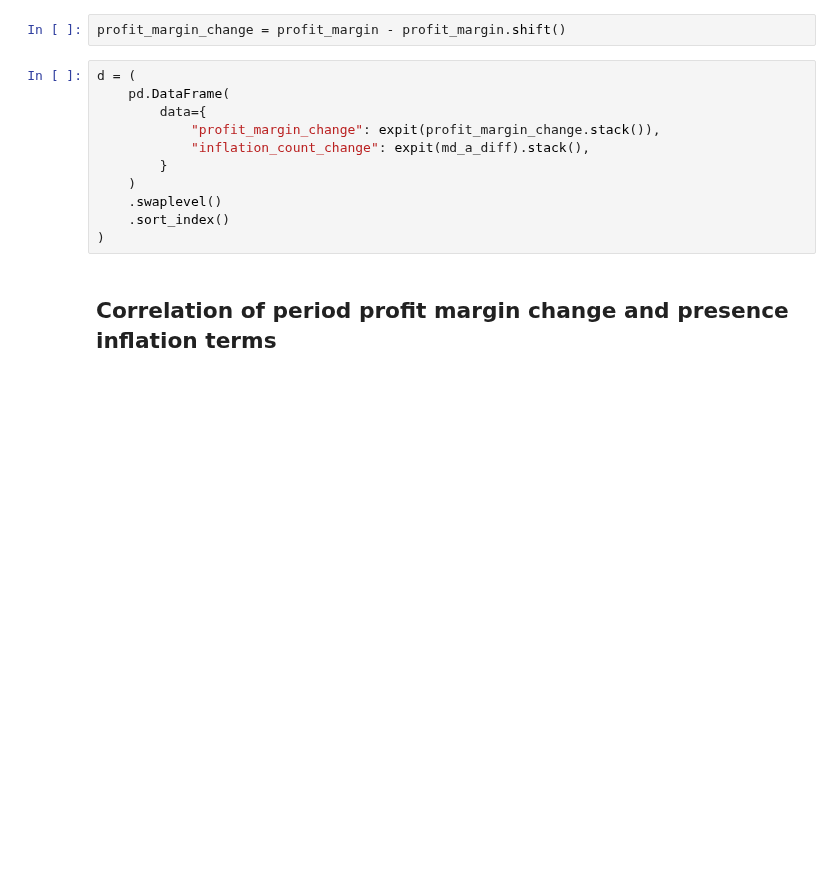
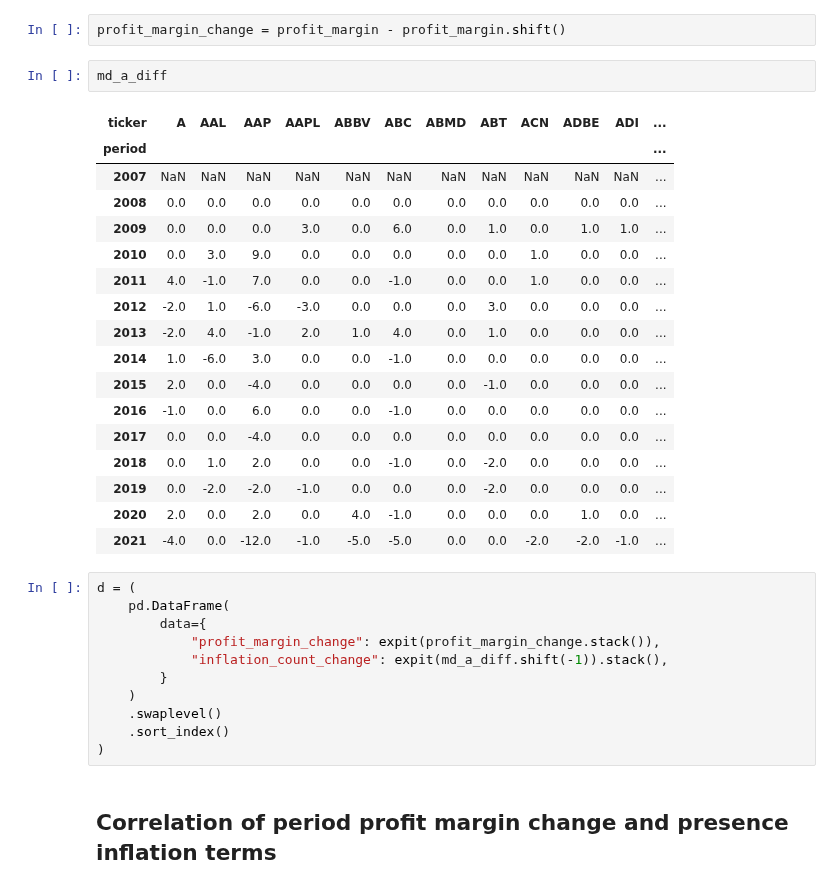
Before and after one commit to calcbench/notebooks, a Jupyter notebook: Supply Chain Presentation.ipynb, the cells around one changed output. Drawn from its saved outputs; the diff is of its cells as text; blank space fills up the shorter version.

```diff
--- a/Supply Chain Presentation.ipynb
+++ b/Supply Chain Presentation.ipynb
@@ -96,12 +100,32 @@ md_a_diff = (
 )
 # %%
 profit_margin_change = profit_margin - profit_margin.shift()
+# %%
+md_a_diff
+# %% [output]
+| ticker | A | AAL | AAP | AAPL | ABBV | ABC | ABMD | ABT | ACN | ADBE | ADI | ... |
+| period |  |  |  |  |  |  |  |  |  |  |  | ... |
+| 2007 | NaN | NaN | NaN | NaN | NaN | NaN | NaN | NaN | NaN | NaN | NaN | ... |
+| 2008 | 0.0 | 0.0 | 0.0 | 0.0 | 0.0 | 0.0 | 0.0 | 0.0 | 0.0 | 0.0 | 0.0 | ... |
+| 2009 | 0.0 | 0.0 | 0.0 | 3.0 | 0.0 | 6.0 | 0.0 | 1.0 | 0.0 | 1.0 | 1.0 | ... |
+| 2010 | 0.0 | 3.0 | 9.0 | 0.0 | 0.0 | 0.0 | 0.0 | 0.0 | 1.0 | 0.0 | 0.0 | ... |
+| 2011 | 4.0 | -1.0 | 7.0 | 0.0 | 0.0 | -1.0 | 0.0 | 0.0 | 1.0 | 0.0 | 0.0 | ... |
+| 2012 | -2.0 | 1.0 | -6.0 | -3.0 | 0.0 | 0.0 | 0.0 | 3.0 | 0.0 | 0.0 | 0.0 | ... |
+| 2013 | -2.0 | 4.0 | -1.0 | 2.0 | 1.0 | 4.0 | 0.0 | 1.0 | 0.0 | 0.0 | 0.0 | ... |
+| 2014 | 1.0 | -6.0 | 3.0 | 0.0 | 0.0 | -1.0 | 0.0 | 0.0 | 0.0 | 0.0 | 0.0 | ... |
+| 2015 | 2.0 | 0.0 | -4.0 | 0.0 | 0.0 | 0.0 | 0.0 | -1.0 | 0.0 | 0.0 | 0.0 | ... |
+| 2016 | -1.0 | 0.0 | 6.0 | 0.0 | 0.0 | -1.0 | 0.0 | 0.0 | 0.0 | 0.0 | 0.0 | ... |
+| 2017 | 0.0 | 0.0 | -4.0 | 0.0 | 0.0 | 0.0 | 0.0 | 0.0 | 0.0 | 0.0 | 0.0 | ... |
+| 2018 | 0.0 | 1.0 | 2.0 | 0.0 | 0.0 | -1.0 | 0.0 | -2.0 | 0.0 | 0.0 | 0.0 | ... |
+| 2019 | 0.0 | -2.0 | -2.0 | -1.0 | 0.0 | 0.0 | 0.0 | -2.0 | 0.0 | 0.0 | 0.0 | ... |
+| 2020 | 2.0 | 0.0 | 2.0 | 0.0 | 4.0 | -1.0 | 0.0 | 0.0 | 0.0 | 1.0 | 0.0 | ... |
+| 2021 | -4.0 | 0.0 | -12.0 | -1.0 | -5.0 | -5.0 | 0.0 | 0.0 | -2.0 | -2.0 | -1.0 | ... |
 # %%
 d = (
     pd.DataFrame(
         data={
             "profit_margin_change": expit(profit_margin_change.stack()),
-            "inflation_count_change": expit(md_a_diff).stack(),
+            "inflation_count_change": expit(md_a_diff.shift(-1)).stack(),
         }
     )
     .swaplevel()
```
Also changed, not shown: parts of 6 cells of this notebook.
